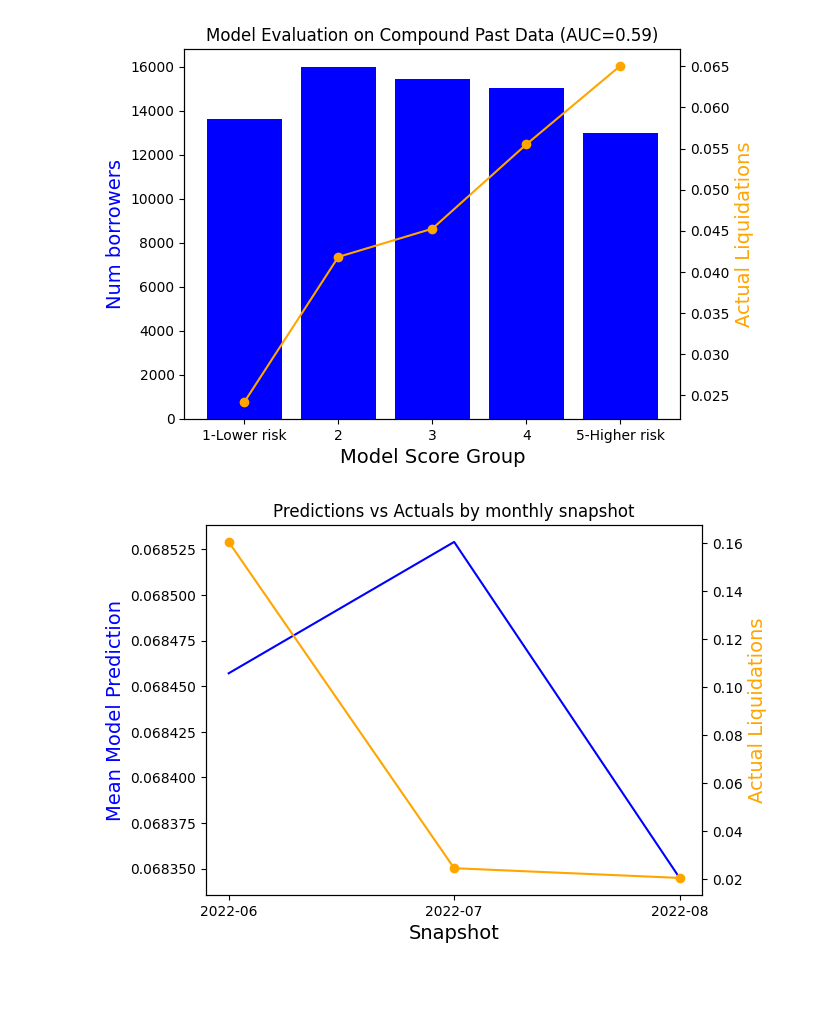
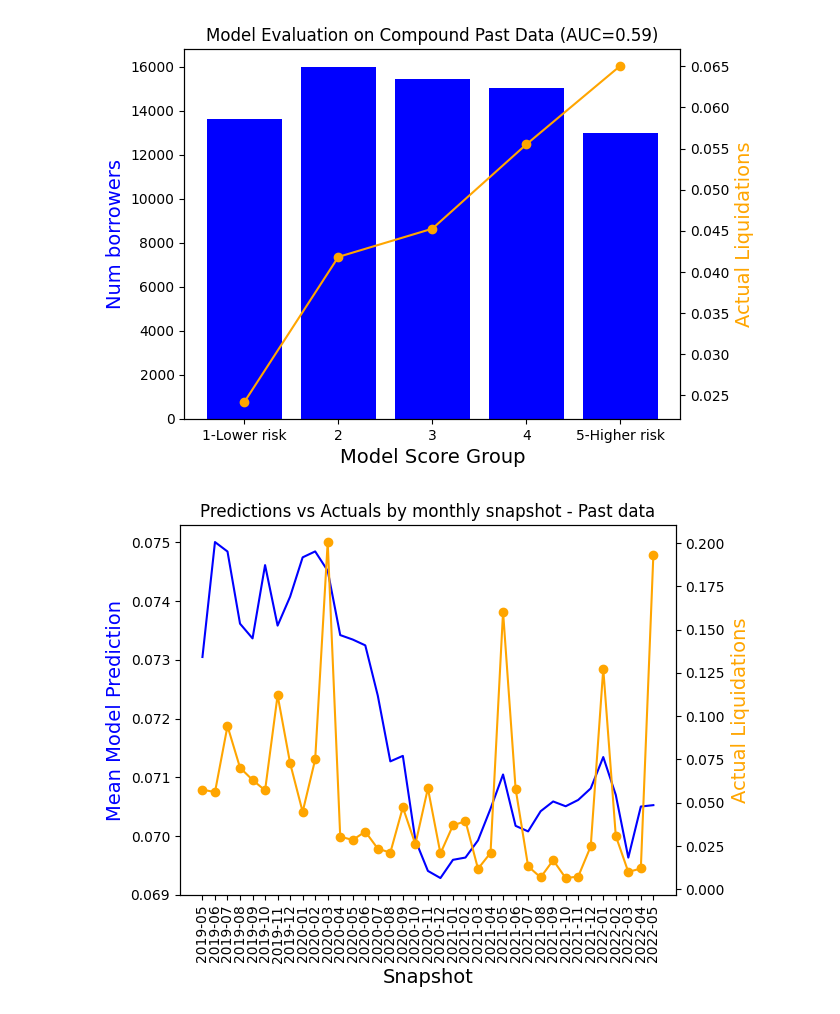
Before and after one commit to randombishop/wallet_score, a Jupyter notebook: defi/prototype1/02_Evaluation.ipynb, the cells around one changed output. Saved outputs shown, nothing was run; the diff lists cells and outputs as text; code cells hidden in the pictures; blank space fills up the shorter version.

```diff
--- a/defi/prototype1/02_Evaluation.ipynb
+++ b/defi/prototype1/02_Evaluation.ipynb
@@ -192,6 +192,7 @@ def monitoring_curve(df_eval, title):
     ax.plot(labels_x, agg['score'], color="blue")
     ax.set_xlabel("Snapshot", fontsize = 14)
     ax.set_ylabel("Mean Model Prediction",color="blue",fontsize=14)
+    ax.tick_params(axis='x', rotation=90)
 
     ax2=ax.twinx()
     ax2.plot(labels_x, agg['label'], color="orange", marker="o")
@@ -200,6 +201,6 @@ def monitoring_curve(df_eval, title):
     plt.title(title)
     plt.show()
 # %%
-monitoring_curve(df_test5, 'Predictions vs Actuals by monthly snapshot')
+monitoring_curve(df_test_past, 'Predictions vs Actuals by monthly snapshot - Past data')
 # %% [output]
-[figure, old version]
+[figure, new version]
```
Also changed, not shown: 3 other files.
